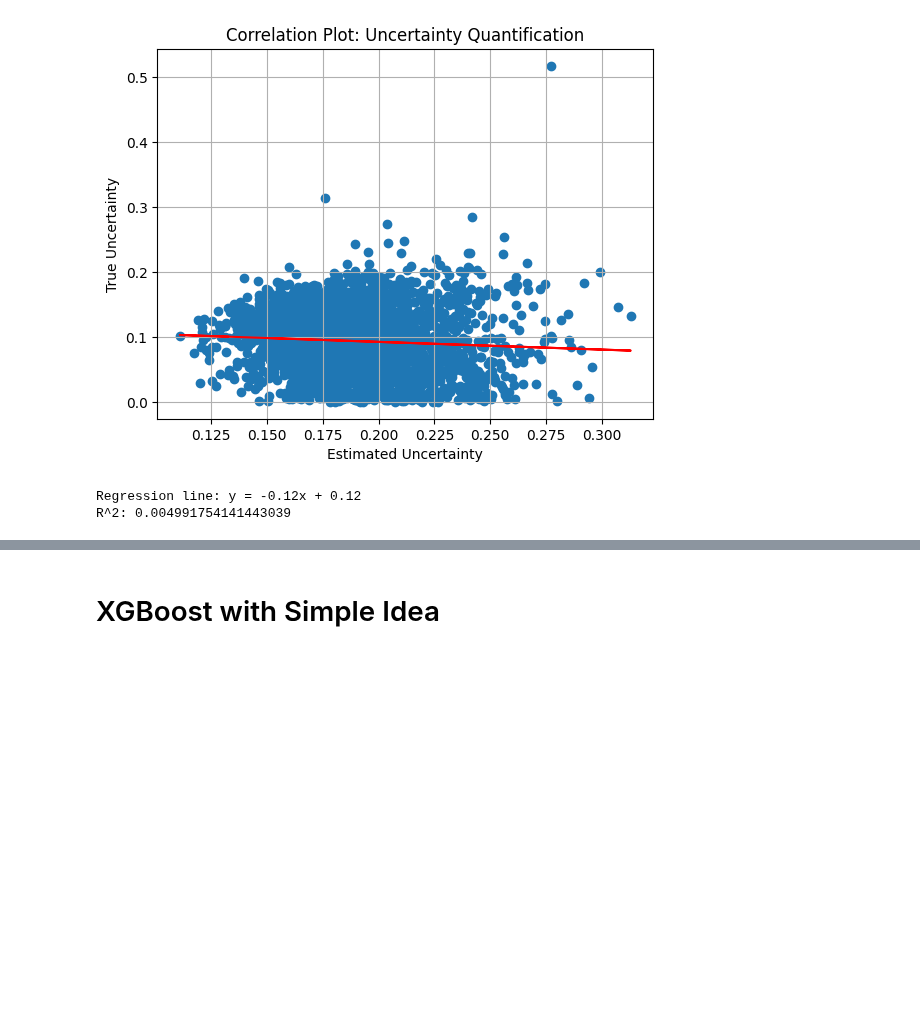
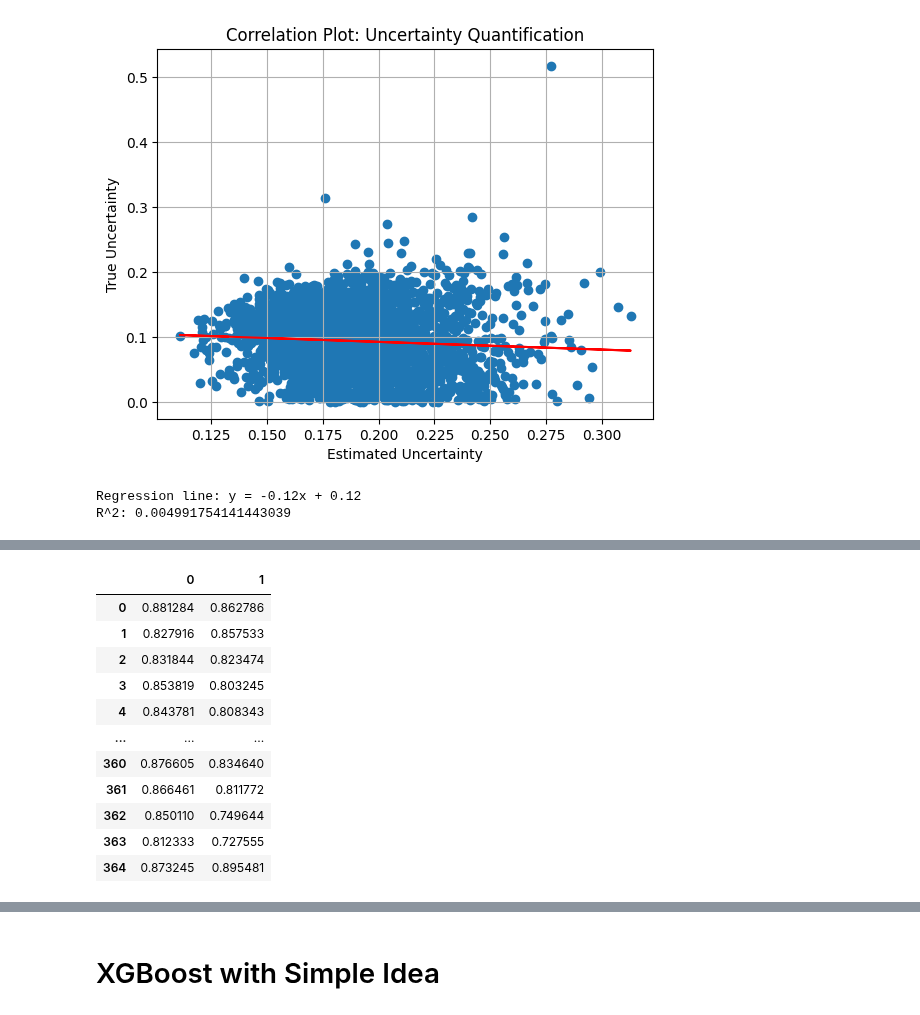
Before and after one commit to clarachristiansen/Bachelor_project, a Jupyter notebook: Uncertainty_quantification.ipynb, the cells around one changed output, grey strips where cells are left out. Cells and saved outputs as stored; diff of their text form; code cells hidden in the pictures; blank space fills up the shorter version.

Commit message:
Uncertainty with rolling CV for HPC

```diff
--- a/Uncertainty_quantification.ipynb
+++ b/Uncertainty_quantification.ipynb
@@ -333,0 +409,84 @@ R^2: 0.004991754141443039
+# %%
+#HPC code
+import numpy as np
+import pandas as pd
+import xgboost as xgb
+import catboost as cb
+import matplotlib.pyplot as plt
+from sklearn.model_selection import train_test_split
+
+# Functions
+def predict_with_cv(models, X_test, y_test):
+    predictions = np.zeros((X_test.shape[0], len(models)))
+    for i, model in enumerate(models):
+        for j in range(len(y_test)):
+            predictions[[j], i] = model.predict(X_test.iloc[[j]])
+            updated_X_train = pd.concat([train_chunks_X[i], X_test.iloc[:j+1,:]])
+            updated_y_train = np.append(train_chunks_y[i], y_test[:j+1])
+            boosted_model.fit(updated_X_train, updated_y_train)
+    return predictions
+
+def uncertainty_from_prediction(predictions, conf_int=90):
+    # True uncertainty
+    consensus_predictions = np.mean(predictions, axis = 1)
+    true_uncertainty = np.abs(consensus_predictions - y_test) # True absolute error
+
+    # Conf interval and min/max
+    sorted_predictions = np.sort(predictions, axis=1)
+    diff = int(((100 - conf_int) / 2 / 100) * predictions.shape[1])
+    start_index = diff
+    end_index = predictions.shape[1] - diff
+    print(sorted_predictions[:, start_index:end_index].shape)
+    if sorted_predictions.shape[1] == 2:
+        estimated_uncertainty = sorted_predictions[:,1] - sorted_predictions[:,0]
+    else:
+        estimated_uncertainty = sorted_predictions[:, end_index] - sorted_predictions[:, start_index] # Calculated as difference between max and min in x% conf interval. x = conf_int. for STD = 68%
+    return true_uncertainty, estimated_uncertainty, consensus_predictions
+
+
+
+# Extract data
+route = 20
+station = 19
+data = pd.read_csv("Data/Cleaned_data.csv")
+y = data[(data['visualiseringskode'] == route) & (data['station'] == station)]['togpunktlighed'].values
+X = data[(data['visualiseringskode'] == route) & (data['station'] == station)].iloc[:,2:]
+
+predictions = np.zeros((X_test.shape[0], 18, 4))
+for i in range(1,5):
+    # Prepare dataset and training chunks
+    y = y[i:]
+    X = X.iloc[:-i,:]
+    X_train, X_test, y_train, y_test = train_test_split(X, y, test_size=365, shuffle=False)
+    chunk_size = 400  # Ensure overlap
+    overlap = int(chunk_size * 1/4) # 100 jump every time. meaning shares 3/4 training data
+    train_chunks_X = [X_train[i:i+chunk_size] for i in range(0, len(X_train) - chunk_size + 1, overlap)]
+    train_chunks_y = [y_train[i:i+chunk_size] for i in range(0, len(y_train) - chunk_size + 1, overlap)]
+    if len(train_chunks_X[-1]) < chunk_size:
+        train_chunks_X[-1] = X_train[-chunk_size:]
+        train_chunks_y[-1] = y_train[-chunk_size:]
+
+    # Initial training of ensemble
+    models = []
+    for index in range(len(train_chunks_y)):
+        boosted_model = xgb.XGBRegressor(objective = 'reg:absoluteerror', booster='gbtree', steps=20, learning_rate=0.1, max_depth=5)
+        model = boosted_model.fit(train_chunks_X[index], train_chunks_y[index])
+        models.append(model)
+
+    # Make prediction in rolling CV
+    prediction_shifted_i = predict_with_cv(models, X_test, y_test)
+    predictions[:,:,i-1] = prediction_shifted_i
+    pd.DataFrame(prediction_shifted_i).to_csv("Results/Uncertainty/Predictions{}".format(i))
+# %% [output]
+|  | 0 | 1 |
+| 0 | 0.881284 | 0.862786 |
+| 1 | 0.827916 | 0.857533 |
+| 2 | 0.831844 | 0.823474 |
+| 3 | 0.853819 | 0.803245 |
+| 4 | 0.843781 | 0.808343 |
+| ... | ... | ... |
+| 360 | 0.876605 | 0.834640 |
+| 361 | 0.866461 | 0.811772 |
+| 362 | 0.850110 | 0.749644 |
+| 363 | 0.812333 | 0.727555 |
+| 364 | 0.873245 | 0.895481 |
```
Also changed, not shown: parts of 5 cells of this notebook.
